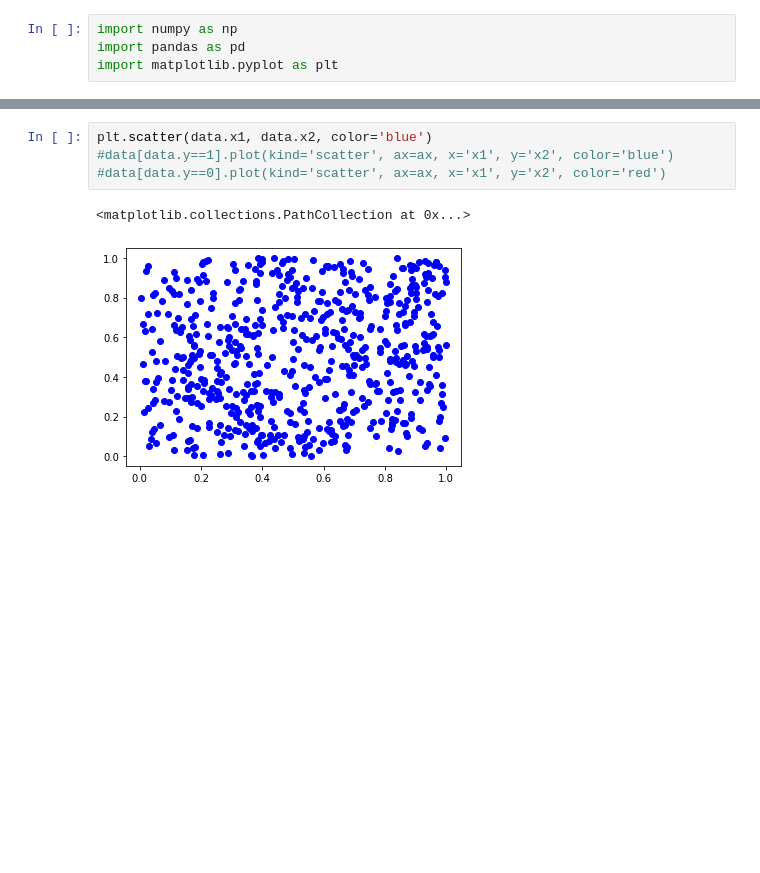
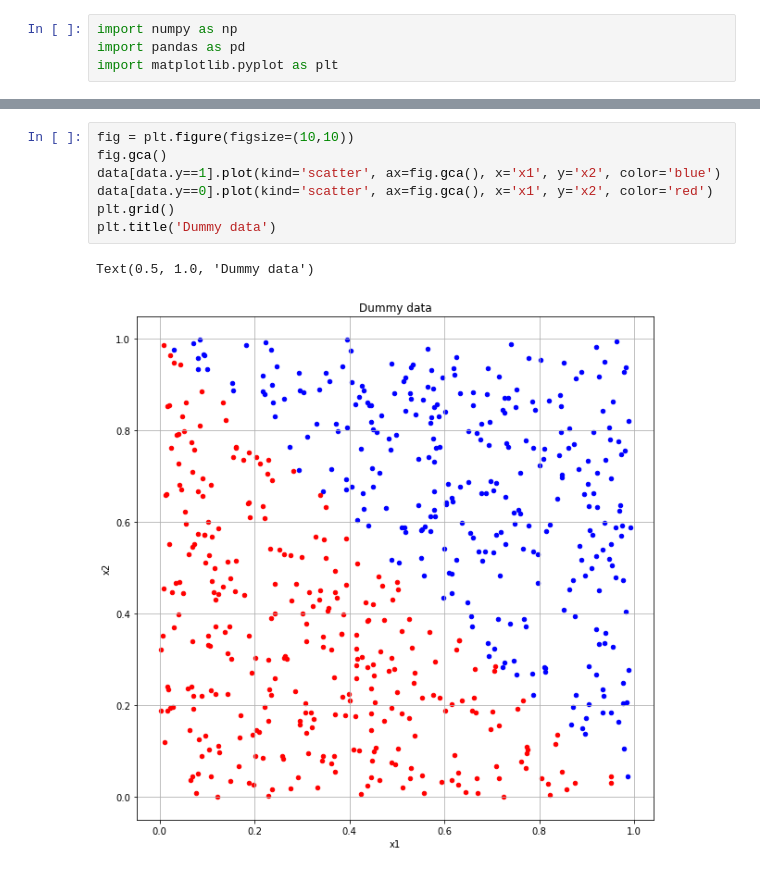
Before and after one commit to eltarr-kawther/MLP-from-scratch, a Jupyter notebook: perceptron_predictions.ipynb, the cells around one changed output, grey strips where cells are left out. Saved outputs shown, nothing was run; the diff lists cells and outputs as text; blank space fills up the shorter version.

Commit message:
fixed dummy data viz

```diff
--- a/perceptron_predictions.ipynb
+++ b/perceptron_predictions.ipynb
@@ -40,8 +58,11 @@ data
 600 rows × 3 columns
 # %%
-plt.scatter(data.x1, data.x2, color='blue')
-#data[data.y==1].plot(kind='scatter', ax=ax, x='x1', y='x2', color='blue')
-#data[data.y==0].plot(kind='scatter', ax=ax, x='x1', y='x2', color='red')
+fig = plt.figure(figsize=(10,10))
+fig.gca()
+data[data.y==1].plot(kind='scatter', ax=fig.gca(), x='x1', y='x2', color='blue')
+data[data.y==0].plot(kind='scatter', ax=fig.gca(), x='x1', y='x2', color='red')
+plt.grid()
+plt.title('Dummy data')
 # %% [output]
-<matplotlib.collections.PathCollection at 0x...>
+Text(0.5, 1.0, 'Dummy data')
-[figure, old version]
+[figure, new version]
```
Also changed, not shown: parts of 3 cells of this notebook, 1 other file.
